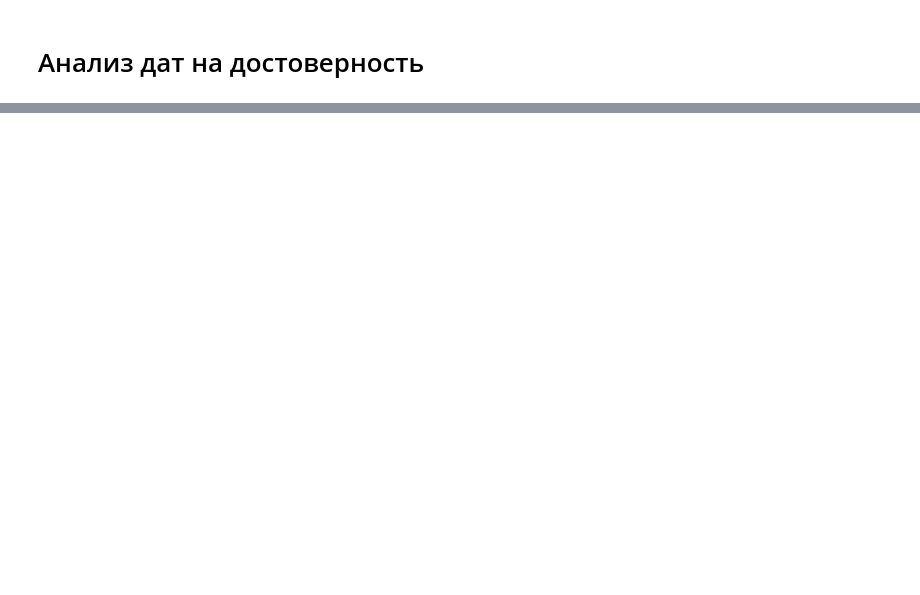
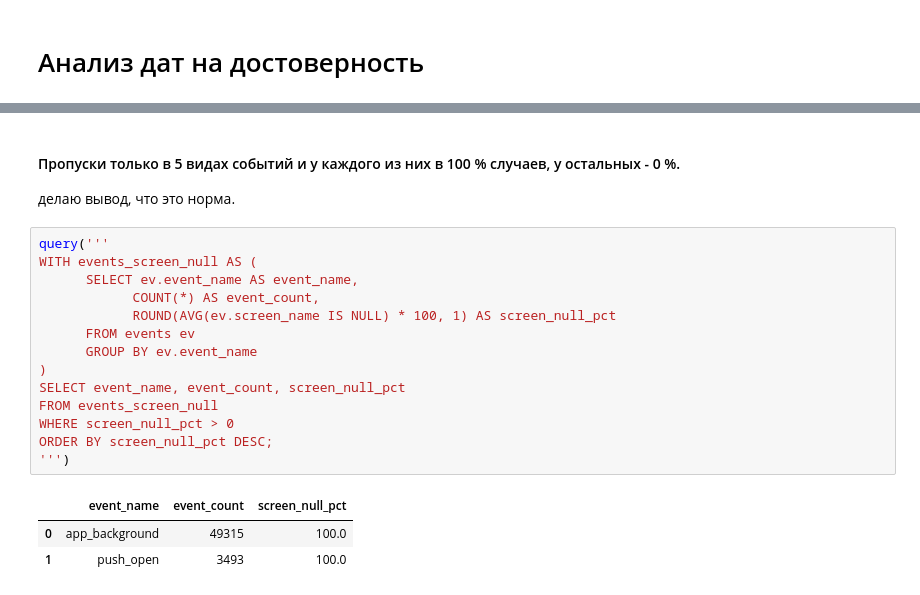
Before and after one commit to AltermaRRinuz/tezgo-product-analytics, a Jupyter notebook: notebooks/01_data_quality.ipynb, the cells around one changed output, grey strips where cells are left out. Cells and saved outputs as stored; diff of their text form; blank space fills up the shorter version.

```diff
--- a/notebooks/01_data_quality.ipynb
+++ b/notebooks/01_data_quality.ipynb
@@ -129,0 +337,21 @@ FROM screens;
+# %% [markdown]
+#### Пропуски только в 5 видах событий и у каждого из них в 100 % случаев, у остальных - 0 %.
+делаю вывод, что это норма.
+# %%
+query('''
+WITH events_screen_null AS (
+      SELECT ev.event_name AS event_name,
+            COUNT(*) AS event_count,
+            ROUND(AVG(ev.screen_name IS NULL) * 100, 1) AS screen_null_pct
+      FROM events ev
+      GROUP BY ev.event_name
+)
+SELECT event_name, event_count, screen_null_pct
+FROM events_screen_null
+WHERE screen_null_pct > 0
+ORDER BY screen_null_pct DESC;
+''')
+# %% [output]
+|  | event_name | event_count | screen_null_pct |
+| 0 | app_background | 49315 | 100.0 |
+| 1 | push_open | 3493 | 100.0 |
```
Also changed, not shown: parts of 18 cells of this notebook, 1 other file.
